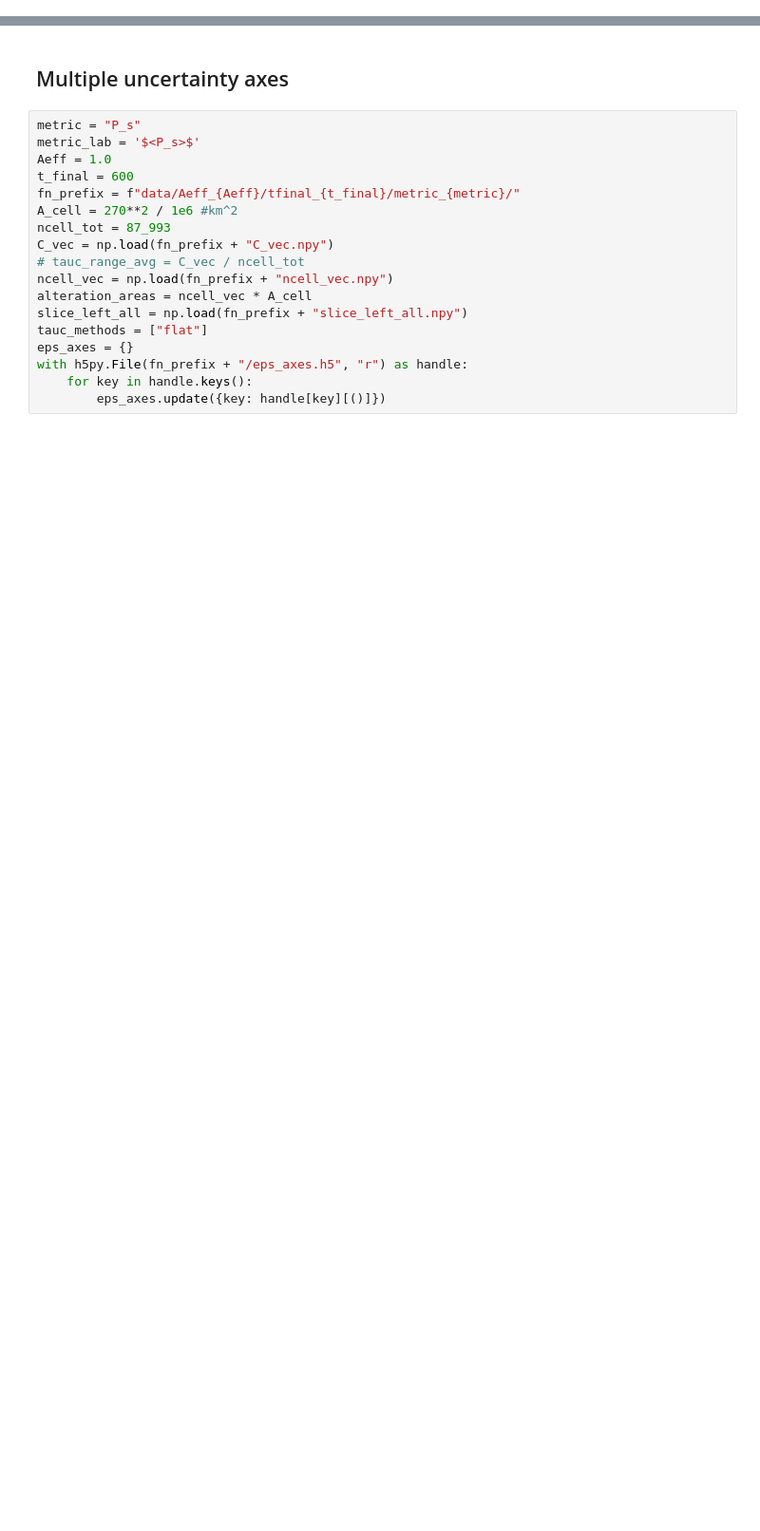
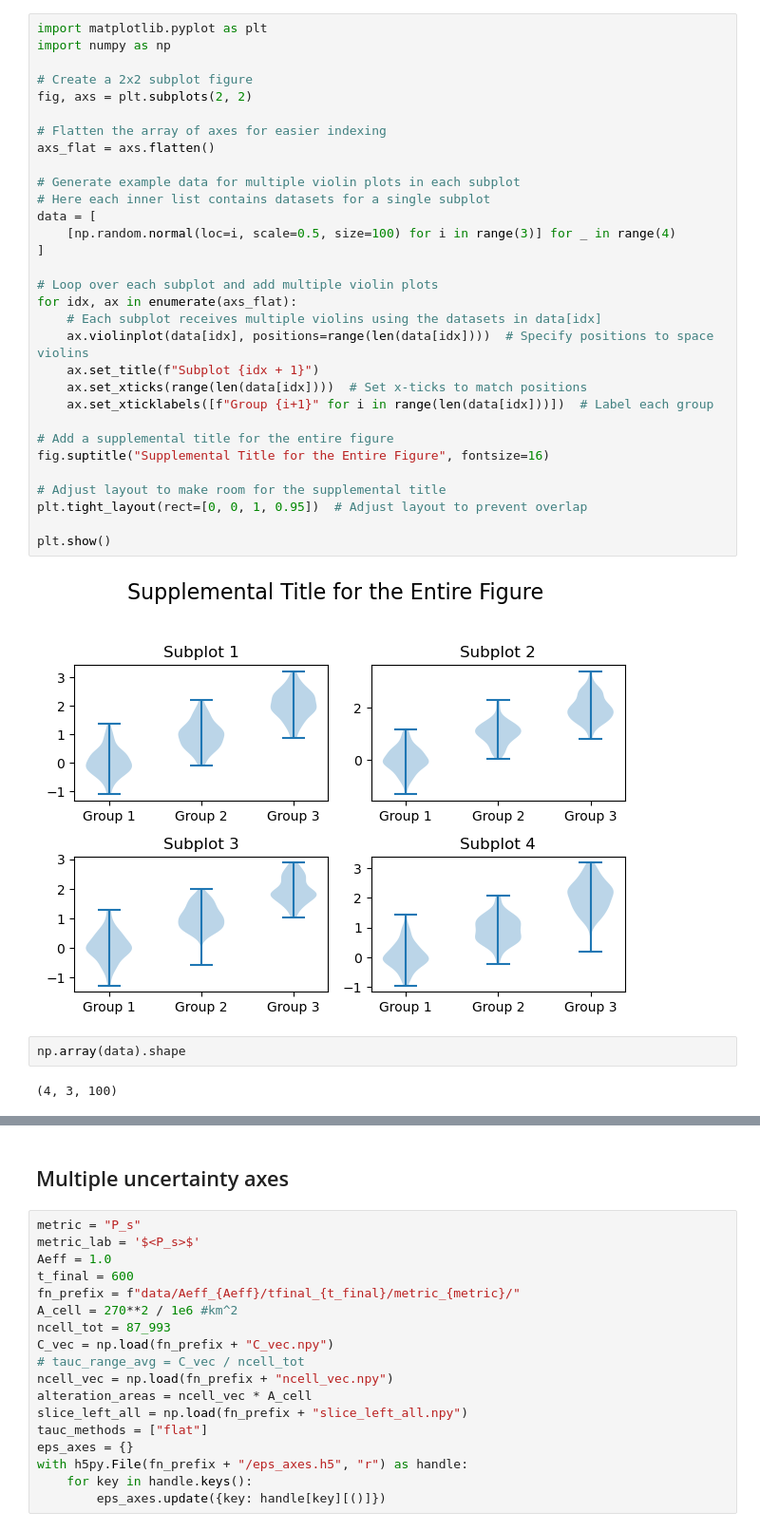
Before and after one commit to patricklawton/TecateCypress, a Jupyter notebook: sensitivity/viz.ipynb, the cells around one changed output, grey strips where cells are left out. Shown at 95% size. Cells and saved outputs as stored; diff of their text form; blank space fills up the shorter version.

```diff
--- a/sensitivity/viz.ipynb
+++ b/sensitivity/viz.ipynb
@@ -30,0 +121,37 @@ project = sg.get_project()
+# %%
+import matplotlib.pyplot as plt
+import numpy as np
+
+# Create a 2x2 subplot figure
+fig, axs = plt.subplots(2, 2)
+
+# Flatten the array of axes for easier indexing
+axs_flat = axs.flatten()
+
+# Generate example data for multiple violin plots in each subplot
+# Here each inner list contains datasets for a single subplot
+data = [
+    [np.random.normal(loc=i, scale=0.5, size=100) for i in range(3)] for _ in range(4)
+]
+
+# Loop over each subplot and add multiple violin plots
+for idx, ax in enumerate(axs_flat):
+    # Each subplot receives multiple violins using the datasets in data[idx]
+    ax.violinplot(data[idx], positions=range(len(data[idx])))  # Specify positions to space violins
+    ax.set_title(f"Subplot {idx + 1}")
+    ax.set_xticks(range(len(data[idx])))  # Set x-ticks to match positions
+    ax.set_xticklabels([f"Group {i+1}" for i in range(len(data[idx]))])  # Label each group
+
+# Add a supplemental title for the entire figure
+fig.suptitle("Supplemental Title for the Entire Figure", fontsize=16)
+
+# Adjust layout to make room for the supplemental title
+plt.tight_layout(rect=[0, 0, 1, 0.95])  # Adjust layout to prevent overlap
+
+plt.show()
+# %% [output]
+[figure, added]
+# %%
+np.array(data).shape
+# %% [output]
+(4, 3, 100)
```
Also changed, not shown: parts of 15 cells of this notebook.
